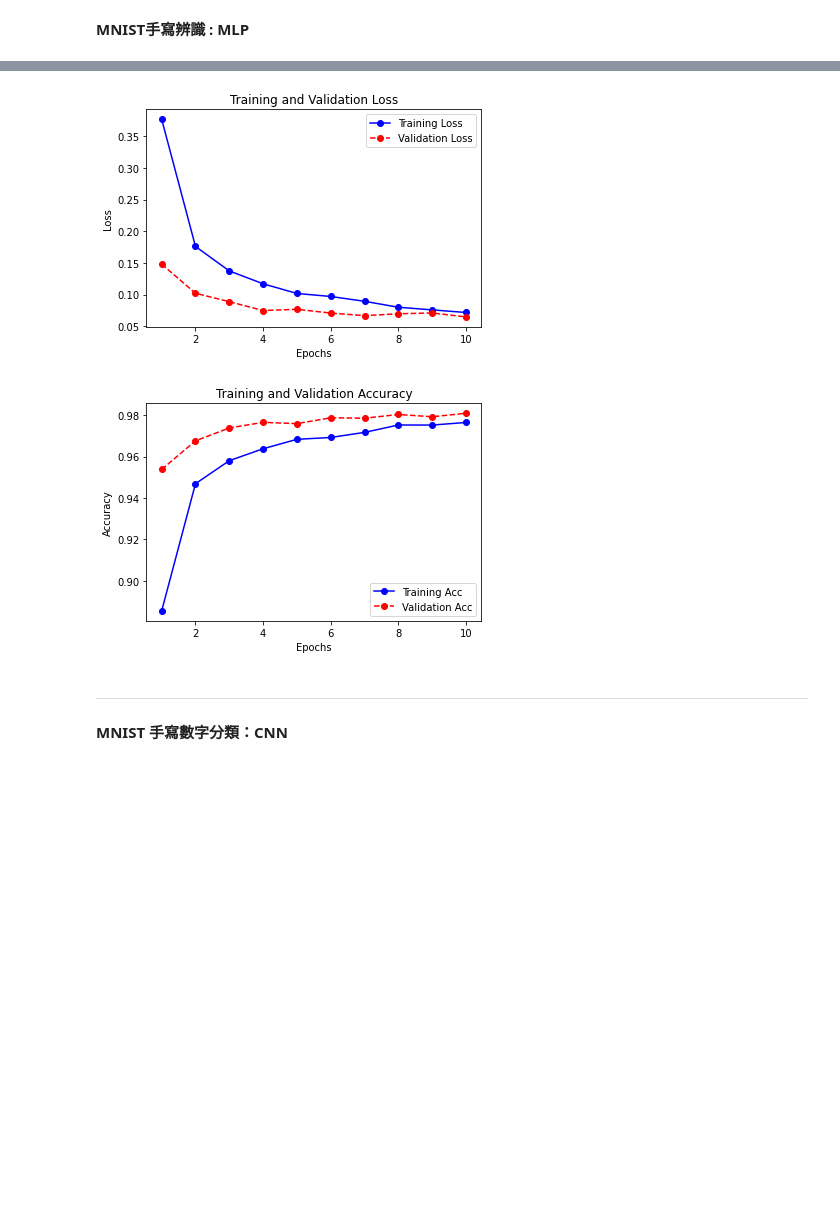
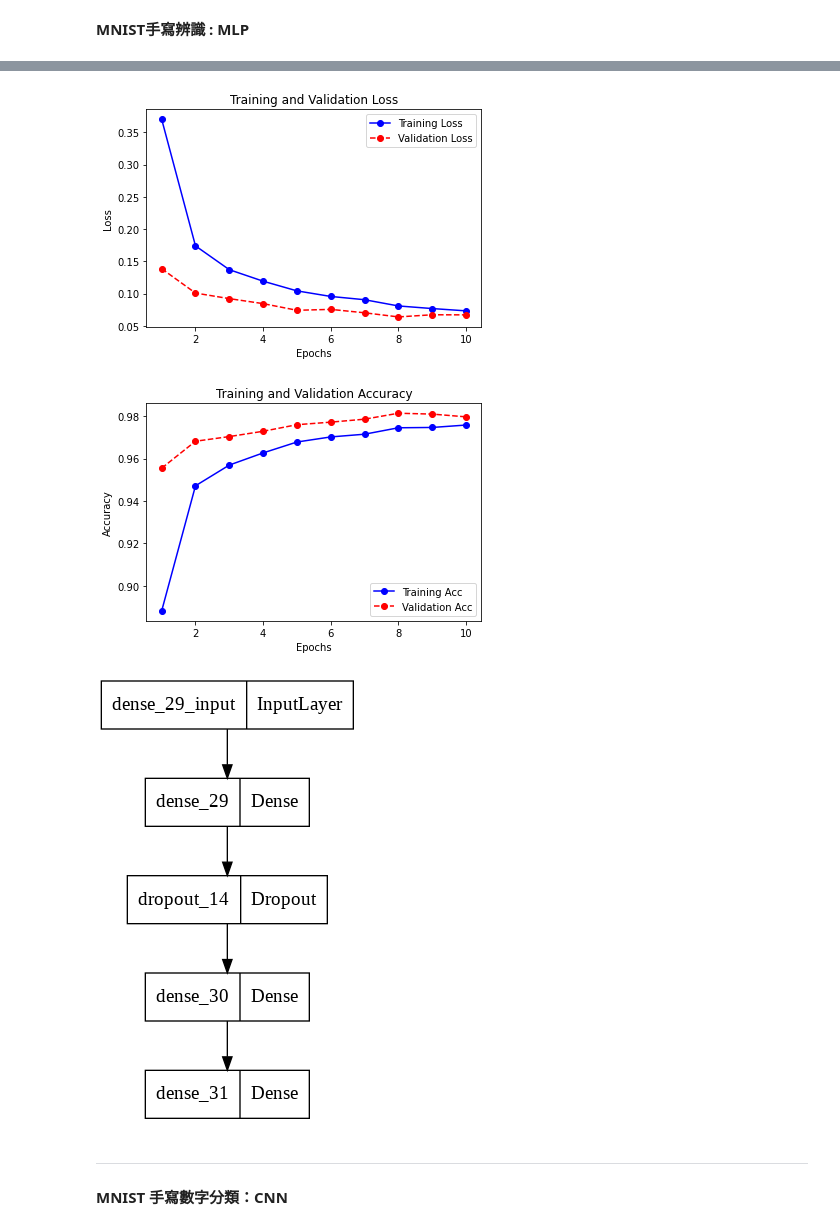
Before and after one commit to alan-chen-lab/MNIST, a Jupyter notebook: MNIST手寫辨識.ipynb, the cells around one changed output, grey strips where cells are left out. Saved outputs shown, nothing was run; the diff lists cells and outputs as text; code cells hidden in the pictures; blank space fills up the shorter version.

```diff
--- a/MNIST手寫辨識.ipynb
+++ b/MNIST手寫辨識.ipynb
@@ -69,4 +69,7 @@ plt.xlabel("Epochs")
 plt.ylabel("Accuracy")
 plt.legend()
 plt.show()
+
+from keras.utils.vis_utils import plot_model
+plot_model(model, to_file='MLP　model.png')
 # %% [output]
@@ -90,5 +93,6 @@ _________________________________________________________________
-[figure, old version]
+[figure, new version]
-[figure, old version]
+[figure, new version]
+[figure, added]
 # %% [markdown]
 
 
```
Also changed, not shown: parts of 3 cells of this notebook.
